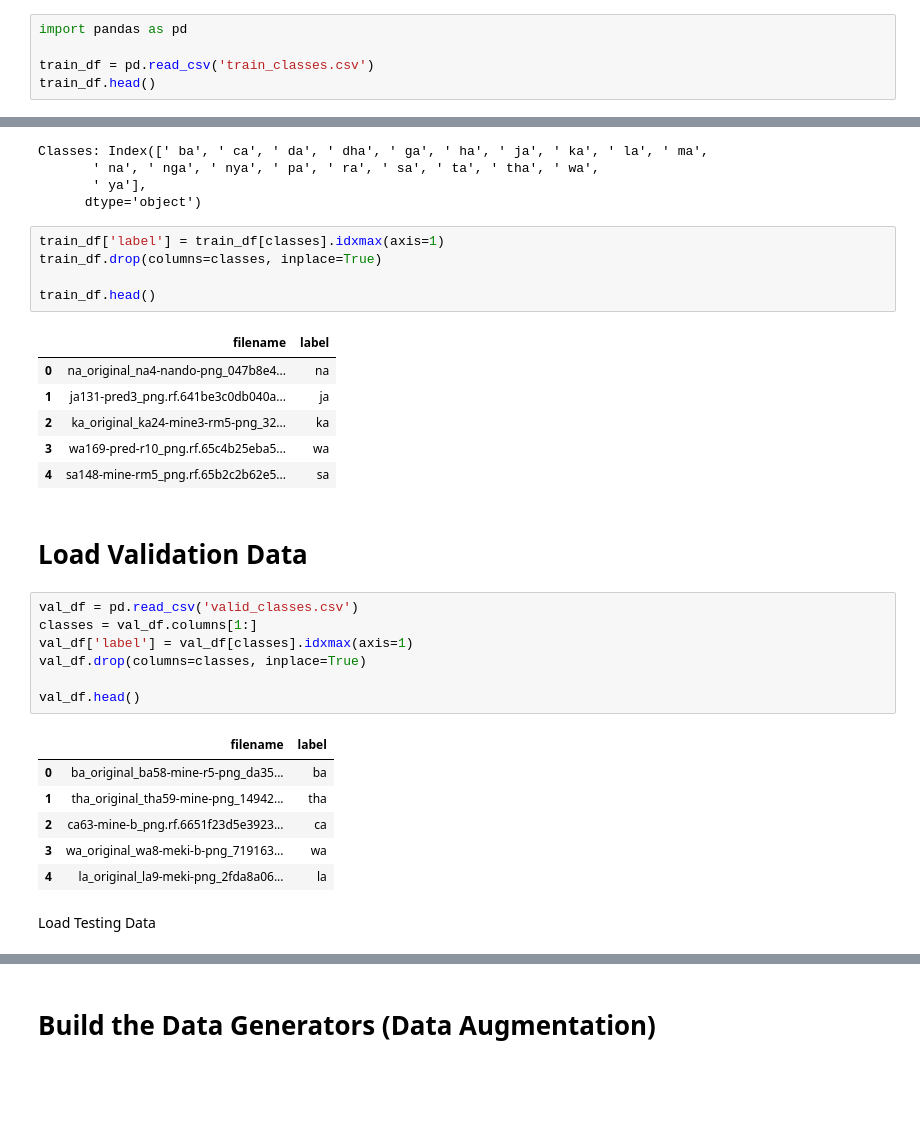
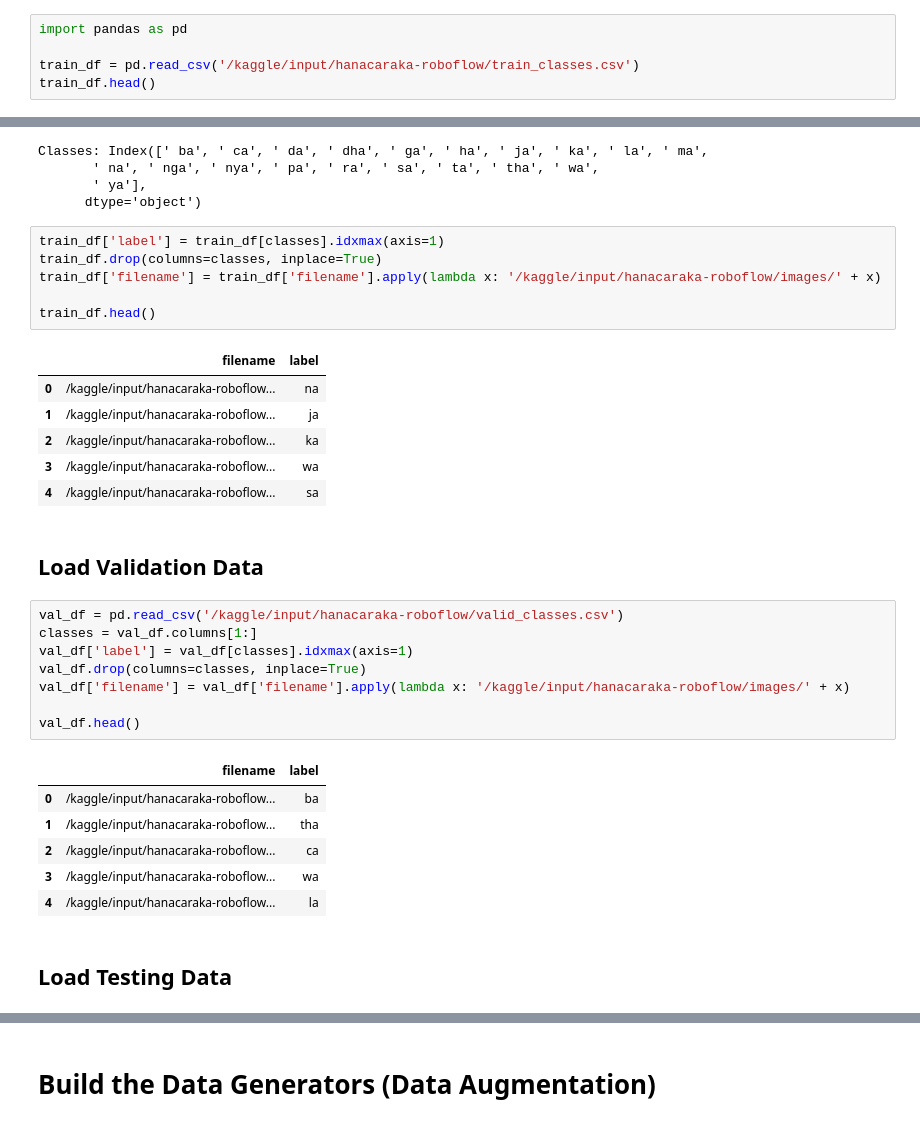
Before and after one commit to elskow/hanacaraka-classifier, a Jupyter notebook: main/training_on_mobilenet.ipynb, the cells around one changed output, grey strips where cells are left out. Saved outputs shown, nothing was run; the diff lists cells and outputs as text; blank space fills up the shorter version.

```diff
--- a/main/training_on_mobilenet.ipynb
+++ b/main/training_on_mobilenet.ipynb
@@ -23,7 +5,7 @@ It has been changed to: /kaggle/input/hanacaraka-roboflow
 # %%
 import pandas as pd
 
-train_df = pd.read_csv('train_classes.csv')
+train_df = pd.read_csv('/kaggle/input/hanacaraka-roboflow/train_classes.csv')
 train_df.head()
 # %% [output]
 |  | filename | ba | ca | da | dha | ga | ha | ja | ka | la | ... | ... |
@@ -45,31 +27,33 @@ Classes: Index([' ba', ' ca', ' da', ' dha', ' ga', ' ha', ' ja', ' ka', ' la',
 # %%
 train_df['label'] = train_df[classes].idxmax(axis=1)
 train_df.drop(columns=classes, inplace=True)
+train_df['filename'] = train_df['filename'].apply(lambda x: '/kaggle/input/hanacaraka-roboflow/images/' + x)
 
 train_df.head()
 # %% [output]
 |  | filename | label |
-| 0 | na_original_na4-nando-png_047b8e4... | na |
-| 1 | ja131-pred3_png.rf.641be3c0db040a... | ja |
-| 2 | ka_original_ka24-mine3-rm5-png_32... | ka |
-| 3 | wa169-pred-r10_png.rf.65c4b25eba5... | wa |
-| 4 | sa148-mine-rm5_png.rf.65b2c2b62e5... | sa |
+| 0 | /kaggle/input/hanacaraka-roboflow... | na |
+| 1 | /kaggle/input/hanacaraka-roboflow... | ja |
+| 2 | /kaggle/input/hanacaraka-roboflow... | ka |
+| 3 | /kaggle/input/hanacaraka-roboflow... | wa |
+| 4 | /kaggle/input/hanacaraka-roboflow... | sa |
 # %% [markdown]
-# Load Validation Data
+## Load Validation Data
 # %%
-val_df = pd.read_csv('valid_classes.csv')
+val_df = pd.read_csv('/kaggle/input/hanacaraka-roboflow/valid_classes.csv')
 classes = val_df.columns[1:]
 val_df['label'] = val_df[classes].idxmax(axis=1)
 val_df.drop(columns=classes, inplace=True)
+val_df['filename'] = val_df['filename'].apply(lambda x: '/kaggle/input/hanacaraka-roboflow/images/' + x)
 
 val_df.head()
 # %% [output]
 |  | filename | label |
-| 0 | ba_original_ba58-mine-r5-png_da35... | ba |
-| 1 | tha_original_tha59-mine-png_14942... | tha |
-| 2 | ca63-mine-b_png.rf.6651f23d5e3923... | ca |
-| 3 | wa_original_wa8-meki-b-png_719163... | wa |
-| 4 | la_original_la9-meki-png_2fda8a06... | la |
+| 0 | /kaggle/input/hanacaraka-roboflow... | ba |
+| 1 | /kaggle/input/hanacaraka-roboflow... | tha |
+| 2 | /kaggle/input/hanacaraka-roboflow... | ca |
+| 3 | /kaggle/input/hanacaraka-roboflow... | wa |
+| 4 | /kaggle/input/hanacaraka-roboflow... | la |
 # %% [markdown]
-Load Testing Data
+## Load Testing Data
 # %%
```
Also changed, not shown: parts of 22 cells of this notebook, 1 other file.
